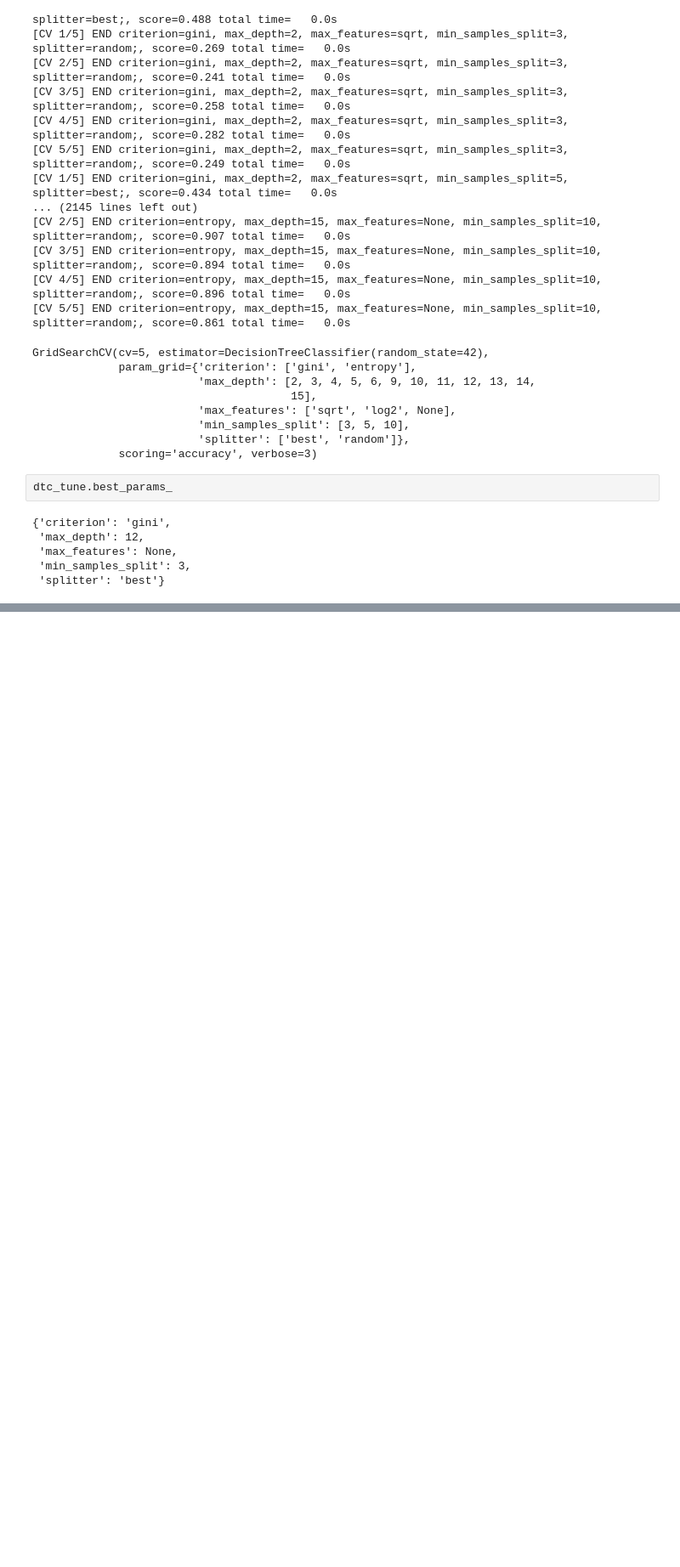
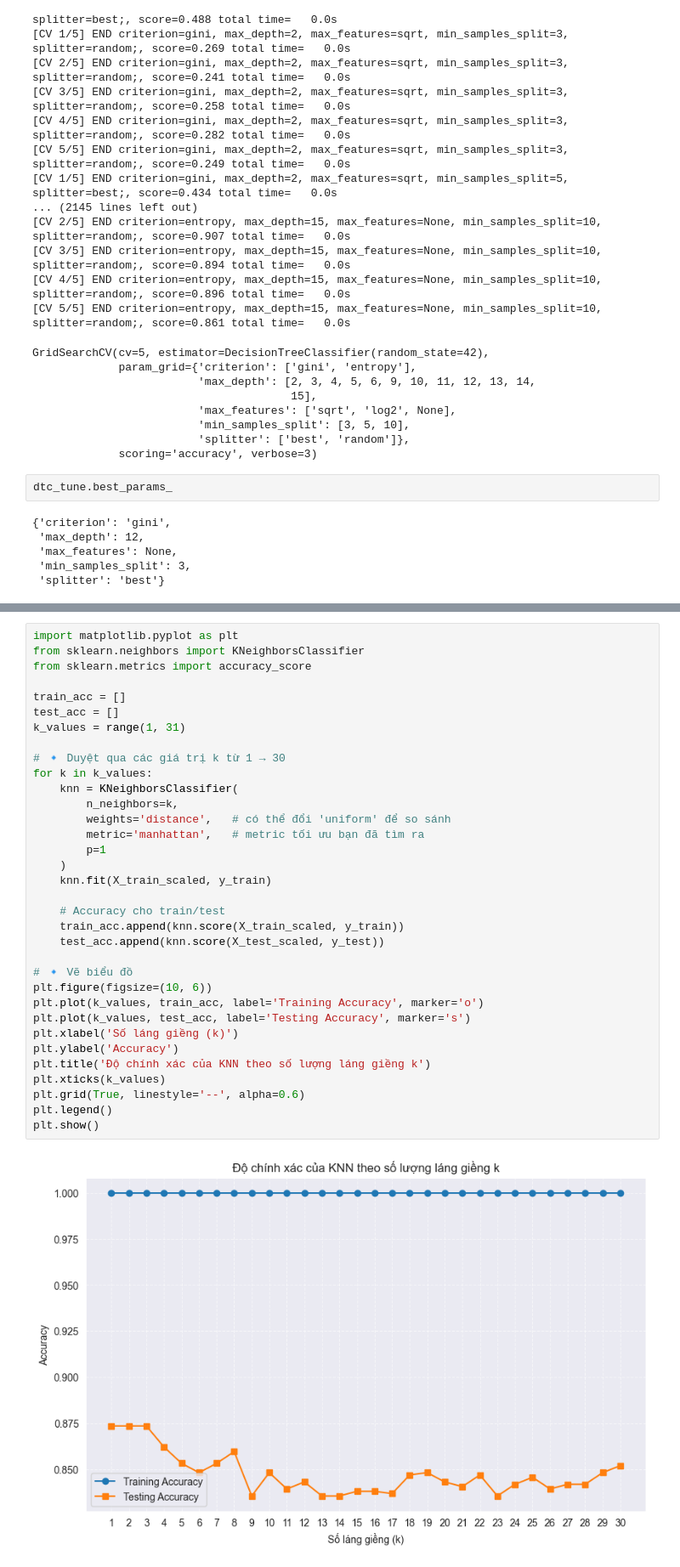
Before and after one commit to aijeff2062005/Mobile_Price_Range_Prediction, a Jupyter notebook: Prediction_data.ipynb, the cells around one changed output, grey strips where cells are left out. Shown at 85% size. Cells and saved outputs as stored; diff of their text form; blank space fills up the shorter version.

```diff
--- a/Prediction_data.ipynb
+++ b/Prediction_data.ipynb
@@ -826,0 +838,36 @@ weighted avg       0.85      0.85      0.85       790
+# %%
+import matplotlib.pyplot as plt
+from sklearn.neighbors import KNeighborsClassifier
+from sklearn.metrics import accuracy_score
+
+train_acc = []
+test_acc = []
+k_values = range(1, 31)
+
+# 🔹 Duyệt qua các giá trị k từ 1 → 30
+for k in k_values:
+    knn = KNeighborsClassifier(
+        n_neighbors=k,
+        weights='distance',   # có thể đổi 'uniform' để so sánh
+        metric='manhattan',   # metric tối ưu bạn đã tìm ra
+        p=1
+    )
+    knn.fit(X_train_scaled, y_train)
+
+    # Accuracy cho train/test
+    train_acc.append(knn.score(X_train_scaled, y_train))
+    test_acc.append(knn.score(X_test_scaled, y_test))
+
+# 🔹 Vẽ biểu đồ
+plt.figure(figsize=(10, 6))
+plt.plot(k_values, train_acc, label='Training Accuracy', marker='o')
+plt.plot(k_values, test_acc, label='Testing Accuracy', marker='s')
+plt.xlabel('Số láng giềng (k)')
+plt.ylabel('Accuracy')
+plt.title('Độ chính xác của KNN theo số lượng láng giềng k')
+plt.xticks(k_values)
+plt.grid(True, linestyle='--', alpha=0.6)
+plt.legend()
+plt.show()
+# %% [output]
+[figure, added]
```
Also changed, not shown: parts of 10 cells of this notebook.
